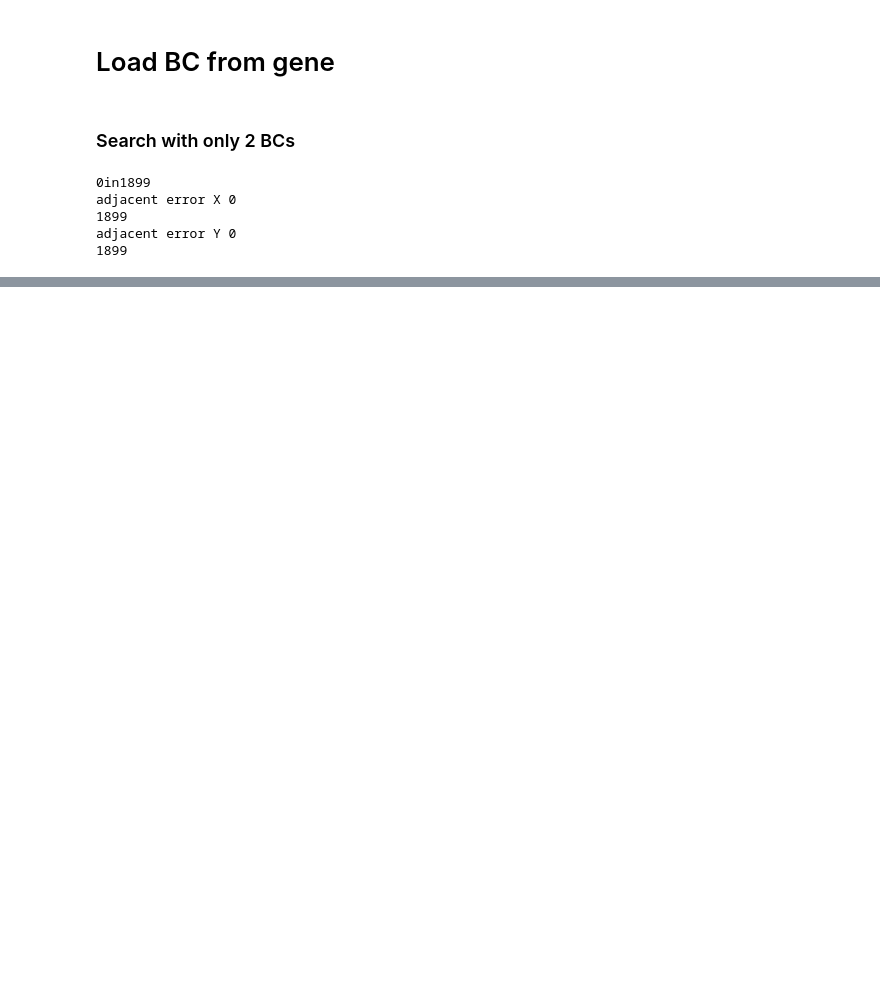
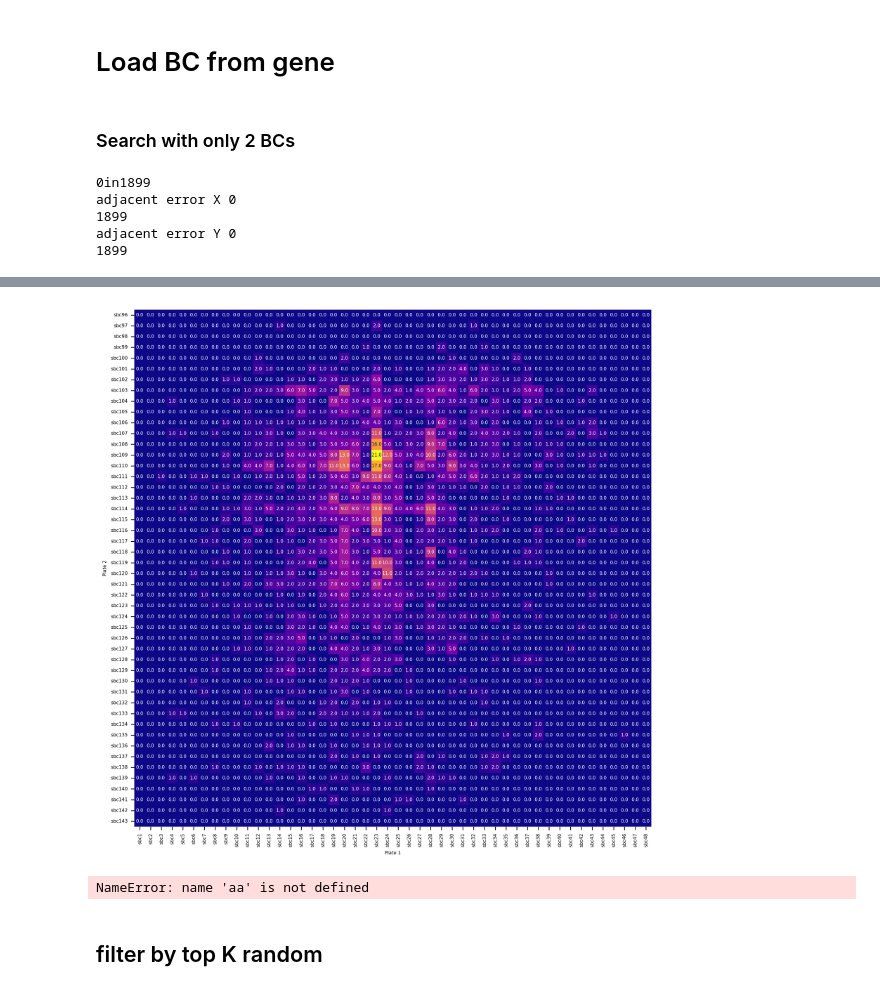
Before and after one commit to YifanZ94/Bio_CRC, a Jupyter notebook: Data processing/Lee experiments/E2/E2S.ipynb, the cells around one changed output, grey strips where cells are left out. Drawn from its saved outputs; the diff is of its cells as text; code cells hidden in the pictures; blank space fills up the shorter version.

```diff
--- a/Data processing/Lee experiments/E2/E2S.ipynb
+++ b/Data processing/Lee experiments/E2/E2S.ipynb
@@ -325,0 +342,3 @@ len(x), len(y)
+# %%
+result_2bc = result_df[['barcode_1',"barcode_2"]]
+result_2bc
@@ -326,3 +392,34 @@ len(x), len(y)
+# %%
+heatmap_data = result_2bc.value_counts().reset_index(
+    name='count').pivot(index='barcode_1', columns='barcode_2', values='count').fillna(0)
+heatmap_data = heatmap_data.reindex(df.index).T.reindex(df.columns).T.fillna(0).T
+
+plt.figure(figsize=(10, 10), dpi=300)
+sns.heatmap(
+    heatmap_data,
+    annot=True,
+    fmt='.1f',
+    cmap='plasma',
+    square=True,
+    cbar=False,
+    annot_kws={"size":5},
+    xticklabels=1,
+    yticklabels=1
+)
+plt.xticks(fontsize=5)
+plt.yticks(fontsize=5)
+plt.xlabel('Plate 1', fontsize=5)
+plt.ylabel('Plate 2', fontsize=5)
+plt.savefig('/tmp/heatmap_raw.png', dpi=300)
+plt.show()
+# %% [output]
+[figure, added]
+# %%
+aa
+# %% [output]
+NameError: name 'aa' is not defined
+# %% [markdown]
+## filter by top K random
 # %%
 xy_raw = pd.DataFrame({'x': x, 'y': y})
 xy_raw
```
Also changed, not shown: parts of 15 cells of this notebook, 3 other files.
